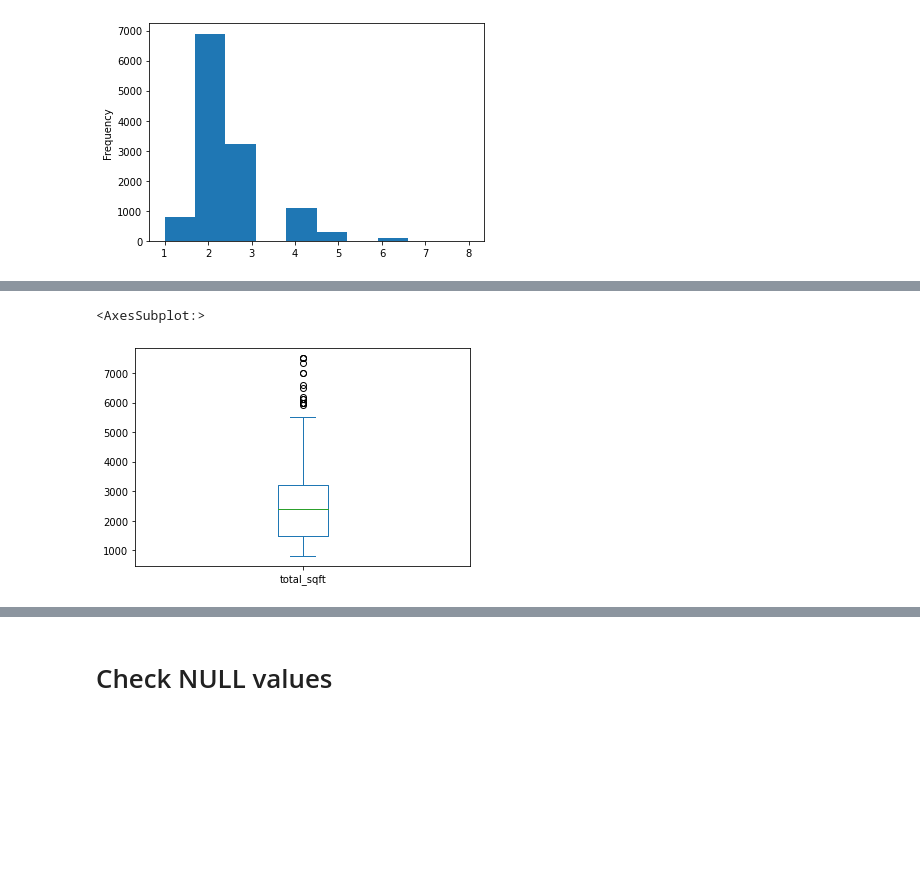
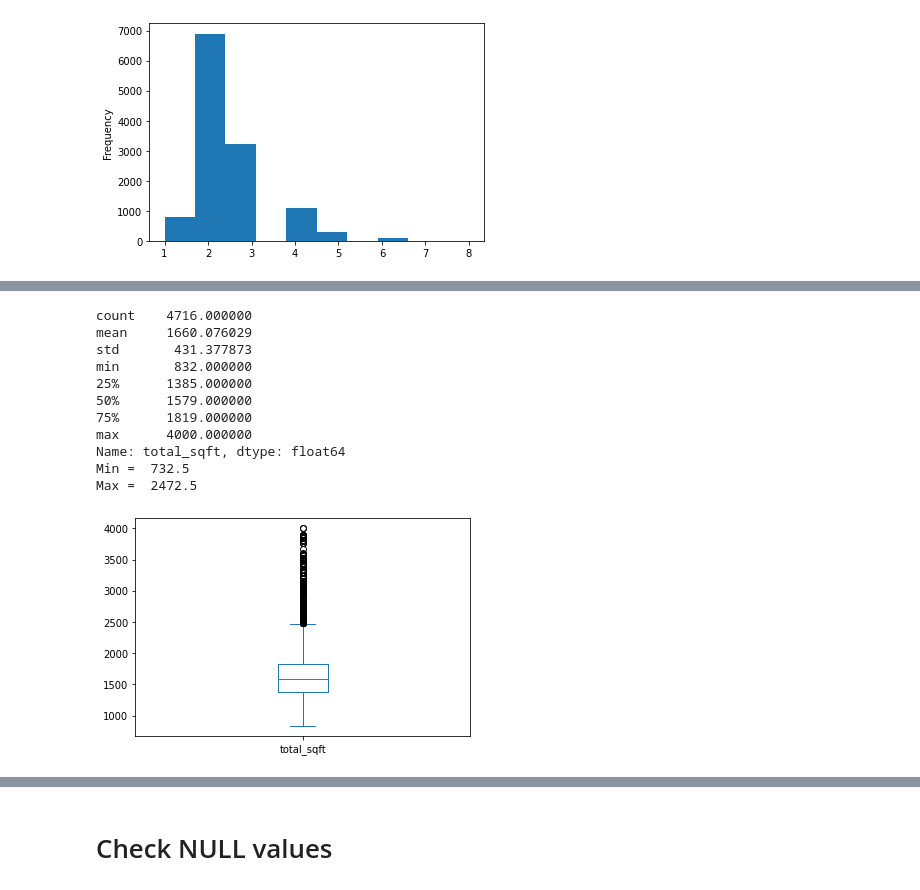
Before and after one commit to 51shubhamchand/ML-Bengaluru-House-Price-Prediction, a Jupyter notebook: ml-bengaluru-house-price-prediction.ipynb, the cells around one changed output, grey strips where cells are left out. Cells and saved outputs as stored; diff of their text form; code cells hidden in the pictures; blank space fills up the shorter version.

```diff
--- a/ml-bengaluru-house-price-prediction.ipynb
+++ b/ml-bengaluru-house-price-prediction.ipynb
@@ -389,5 +400,19 @@ memory usage: 884.8+ KB
-# %%
-data[(data['rooms']==4)]['total_sqft'].plot(kind='box')
-# %% [output]
-<AxesSubplot:>
-[figure, removed]
+# %%
+data[(data['rooms']==3)]['total_sqft'].plot(kind='box')
+
+print(data[(data['rooms']==3)]['total_sqft'].describe())
+print("Min = ", 1385-(1.5)*(1820-1385))
+print("Max = ",1820+(1.5)*(1820-1385))
+# %% [output]
+count    4716.000000
+mean     1660.076029
+std       431.377873
+min       832.000000
+25%      1385.000000
+50%      1579.000000
+75%      1819.000000
+max      4000.000000
+Name: total_sqft, dtype: float64
+Min =  732.5
+Max =  2472.5
+[figure, added]
```
Also changed, not shown: parts of 13 cells of this notebook.
